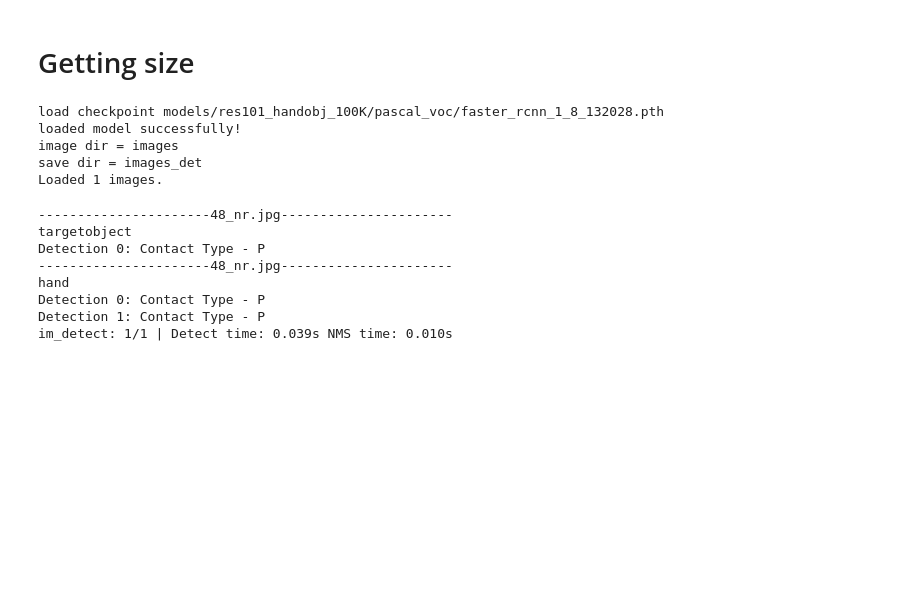
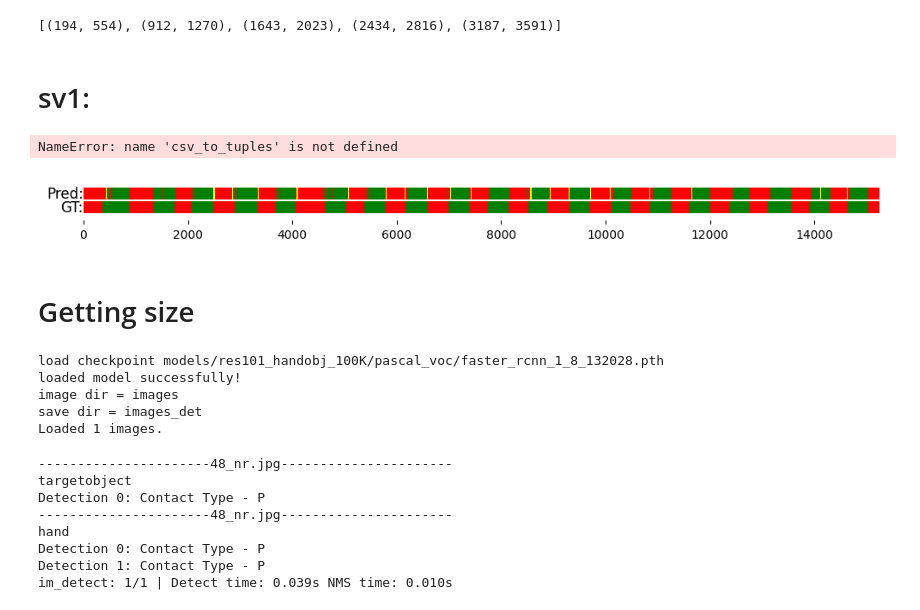
Before and after one commit to nripstein/Thesis-100-DOH, a Jupyter notebook: caller.ipynb, the cells around one changed output. Drawn from its saved outputs; the diff is of its cells as text; code cells hidden in the pictures; blank space fills up the shorter version.

```diff
--- a/caller.ipynb
+++ b/caller.ipynb
@@ -305,3 +316,40 @@ tmp
+# %%
+import csv
+
+def csv_to_tuples(filename):
+    data = []
+    with open(filename, 'r') as csvfile:
+        reader = csv.reader(csvfile)
+        next(reader)  # Skip header row if it exists
+        for row in reader:
+            # Skip the first column and convert the rest to integers
+            holding_transitions, not_holding_transitions = map(int, row[1:])
+            data.append((holding_transitions, not_holding_transitions))
+    return data
+
+# Example usage:
+filename = '/home/nripstein/Documents/thesis data/thesis labels/sv labels/sv2_frames/changepoints.csv'
+result = csv_to_tuples(filename)
+print(result)
+# %% [output]
+[(194, 554), (912, 1270), (1643, 2023), (2434, 2816), (3187, 3591)]
+# %% [markdown]
+# sv1:
+# %%
+sv1_dir = "/home/nripstein/Documents/thesis data/thesis labels/sv labels/sv1_frames/"
+
+sv1_results = main(save_imgs=False, img_dir=sv1_dir + 'sv1_shrunk', blue_refine=True)
+sv1_results_cond = condense_dataframe(sv1_results)
+sv1_pred_dict = get_last_indices_of_consecutive_labels2(sv1_results_cond, transformation_dict)
+# %% [output]
+NameError: name 'csv_to_tuples' is not defined
+# %%
+sv1_gt = csv_to_tuples(sv1_dir + "changepoints.csv")
+gt_dict = comparison_dicts(sv1_gt, len(sv1_results_cond))
+
+plot_colored_horizontal_lines(sv1_pred_dict, gt_dict)
+# %% [output]
+[figure, added]
 # %% [markdown]
 # Getting size
 # %%
```
Also changed, not shown: parts of 16 cells of this notebook, 1 other file.
